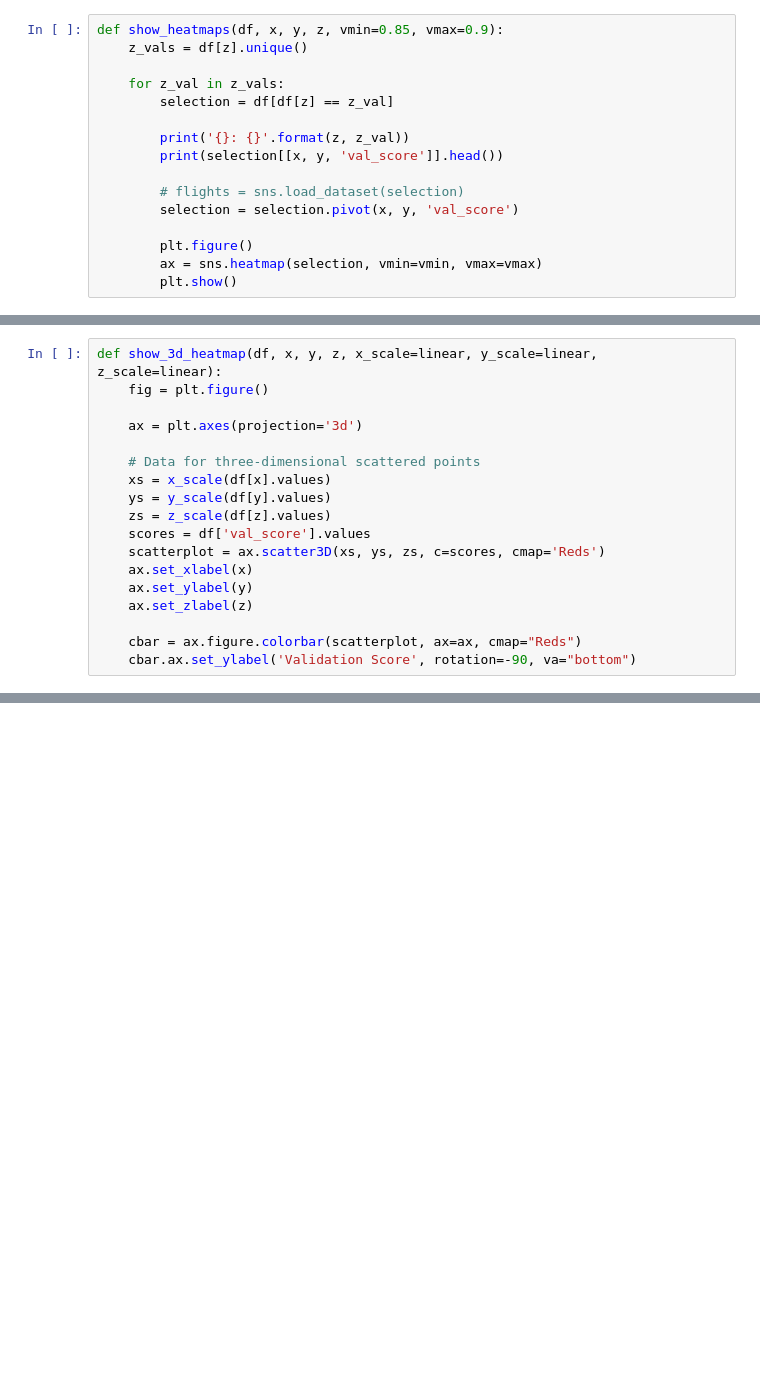
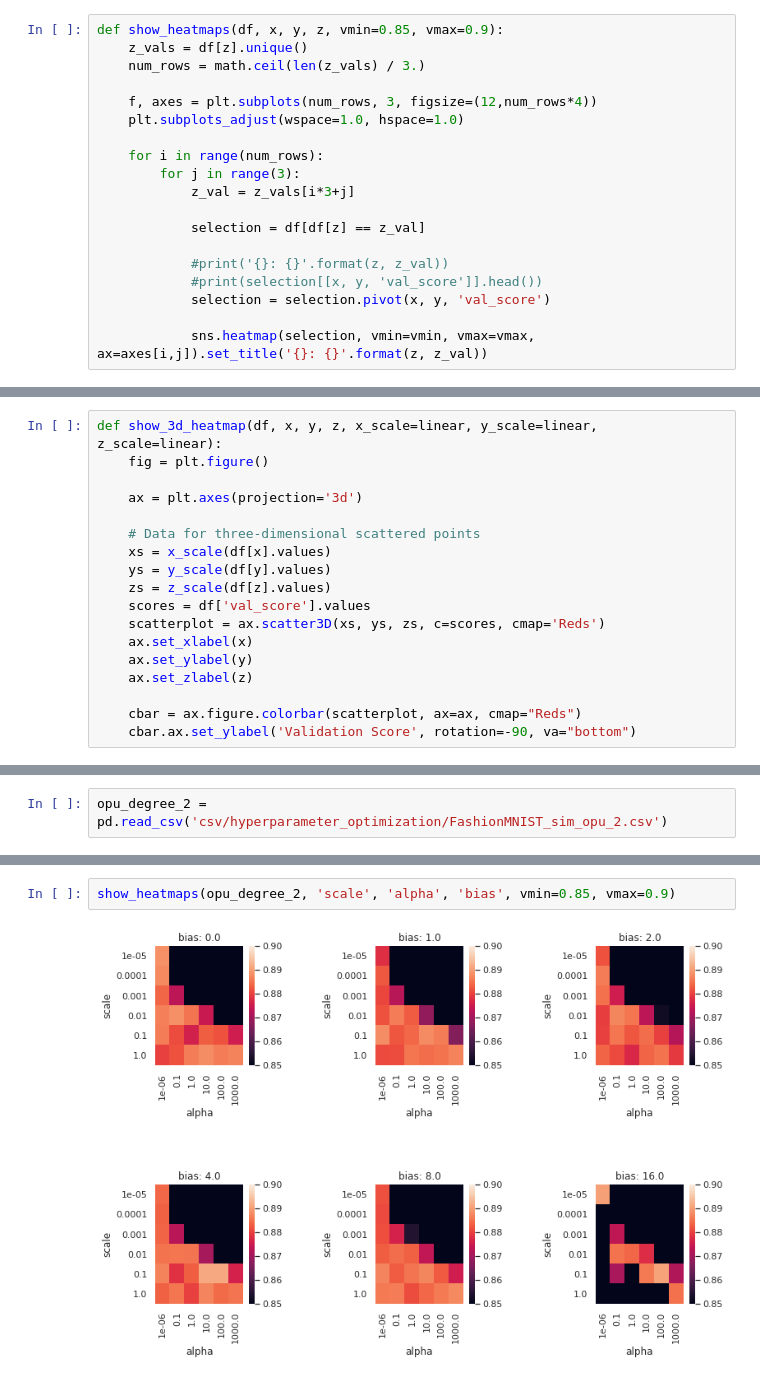
Before and after one commit to joneswack/opu-kernel-experiments, a Jupyter notebook: Hyperparameters-Fashion-MNIST.ipynb, the cells around one changed output, grey strips where cells are left out. Cells and saved outputs as stored; diff of their text form; blank space fills up the shorter version.

```diff
--- a/Hyperparameters-Fashion-MNIST.ipynb
+++ b/Hyperparameters-Fashion-MNIST.ipynb
@@ -9,19 +10,22 @@ import numpy as np
 # %%
 def show_heatmaps(df, x, y, z, vmin=0.85, vmax=0.9):
     z_vals = df[z].unique()
+    num_rows = math.ceil(len(z_vals) / 3.)
 
-    for z_val in z_vals:
-        selection = df[df[z] == z_val]
+    f, axes = plt.subplots(num_rows, 3, figsize=(12,num_rows*4))
+    plt.subplots_adjust(wspace=1.0, hspace=1.0)
 
-        print('{}: {}'.format(z, z_val))
-        print(selection[[x, y, 'val_score']].head())
+    for i in range(num_rows):
+        for j in range(3):
+            z_val = z_vals[i*3+j]
 
-        # flights = sns.load_dataset(selection)
-        selection = selection.pivot(x, y, 'val_score')
+            selection = df[df[z] == z_val]
 
-        plt.figure()
-        ax = sns.heatmap(selection, vmin=vmin, vmax=vmax)
-        plt.show()
+            #print('{}: {}'.format(z, z_val))
+            #print(selection[[x, y, 'val_score']].head())
+            selection = selection.pivot(x, y, 'val_score')
+
+            sns.heatmap(selection, vmin=vmin, vmax=vmax, ax=axes[i,j]).set_title('{}: {}'.format(z, z_val))
 # %%
 def linear(x):
     return x
@@ -45,0 +52,2 @@ def show_3d_heatmap(df, x, y, z, x_scale=linear, y_scale=linear, z_scale=linear)
+# %%
+opu_degree_2 = pd.read_csv('csv/hyperparameter_optimization/FashionMNIST_sim_opu_2.csv')
@@ -46 +74,5 @@ def show_3d_heatmap(df, x, y, z, x_scale=linear, y_scale=linear, z_scale=linear)
+# %%
+show_heatmaps(opu_degree_2, 'scale', 'alpha', 'bias', vmin=0.85, vmax=0.9)
+# %% [output]
+[figure, added]
 # %% [markdown]
```
Also changed, not shown: parts of 16 cells of this notebook, 23 other files.
